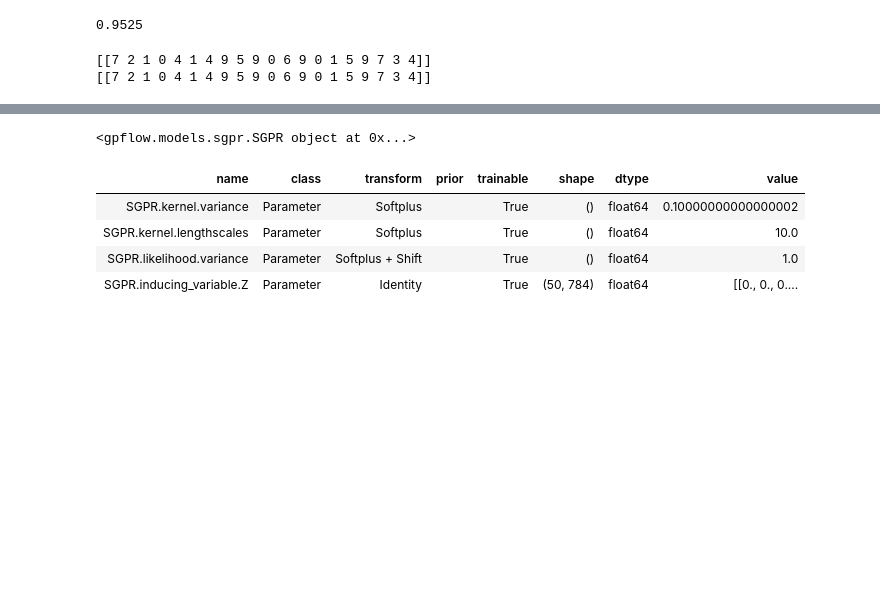
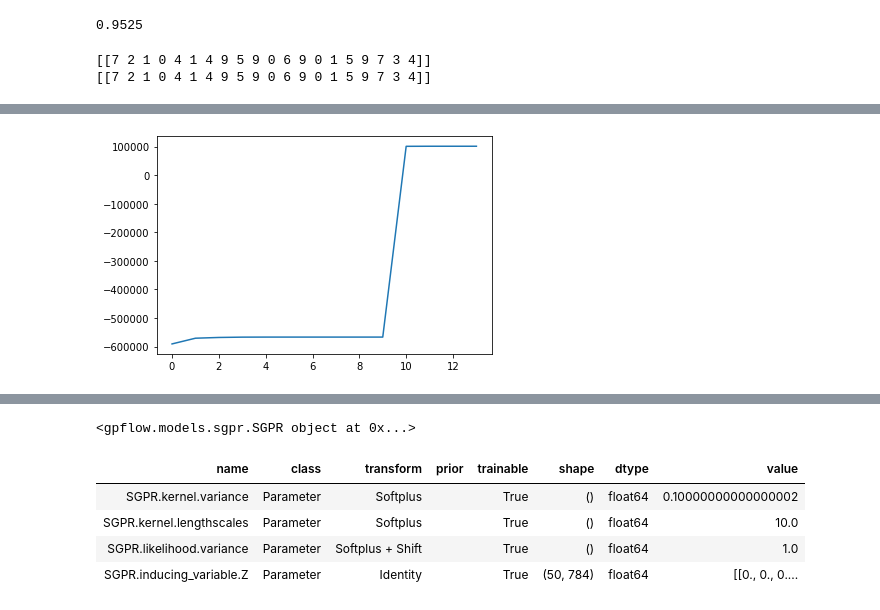
Before and after one commit to hugheshallettj/Mnist_training, a Jupyter notebook: SGPR_mnist.ipynb, the cells around one changed output, grey strips where cells are left out. Cells and saved outputs as stored; diff of their text form; code cells hidden in the pictures; blank space fills up the shorter version.

```diff
--- a/SGPR_mnist.ipynb
+++ b/SGPR_mnist.ipynb
@@ -340,0 +451,80 @@ print(y_test[:20].reshape(1,-1))
+# %%
+# #-- Optimisation
+
+#* Optimiser object
+opt = gpflow.optimizers.Scipy()
+
+def log_opt(x):
+    """
+    Utility function to log the elbo score for each iteration during optimisaiton.
+
+    Args:
+        x
+    """
+    logs.append(float(m.elbo()))
+    # logs.append(float(m.log_marginal_likelihood()))
+
+#* List for ELBO values during
+logs = []
+
+# #-- Optimising kernel variance first (optimising lengthscale first didn't work well)
+
+#* Set trainable parameters
+gpflow.set_trainable(m.inducing_variable, False)
+gpflow.set_trainable(m.likelihood.variance, False)
+gpflow.set_trainable(m.kernel.lengthscales, False)
+gpflow.set_trainable(m.kernel.variance, True)
+
+#* Optimise
+log = opt.minimize(
+    m.training_loss,
+    m.trainable_variables,
+    options=dict(maxiter=30),
+    callback=log_opt,
+    )
+
+
+
+# #-- Optimisation 2
+
+opt_iter_2 = len(logs)
+
+#* Set trainable parameters
+gpflow.set_trainable(m.inducing_variable, False)
+gpflow.set_trainable(m.likelihood.variance, False)
+gpflow.set_trainable(m.kernel.lengthscales, True)
+gpflow.set_trainable(m.kernel.variance, False)
+
+#* Optimise
+log = opt.minimize(
+    m.training_loss,
+    m.trainable_variables,
+    options=dict(maxiter=30),
+    callback=log_opt,
+    )
+
+
+# #-- Optimisation 3
+
+opt_iter_3 = len(logs)
+
+#* Set trainable parameters
+gpflow.set_trainable(m.inducing_variable, False)
+gpflow.set_trainable(m.likelihood.variance, True)
+gpflow.set_trainable(m.kernel.lengthscales, False)
+gpflow.set_trainable(m.kernel.variance, False)
+
+#* Optimise
+log = opt.minimize(
+    m.training_loss,
+    m.trainable_variables,
+    options=dict(maxiter=30),
+    callback=log_opt,
+    )
+
+# print(logs)
+plt.plot(logs)
+#plt.vlines([opt_iter_2, opt_iter_3], np.min(logs), np.max(logs), alpha=0.3)
+plt.show()
+# %% [output]
+[figure, added]
```
Also changed, not shown: parts of 29 cells of this notebook, 6 other files.
